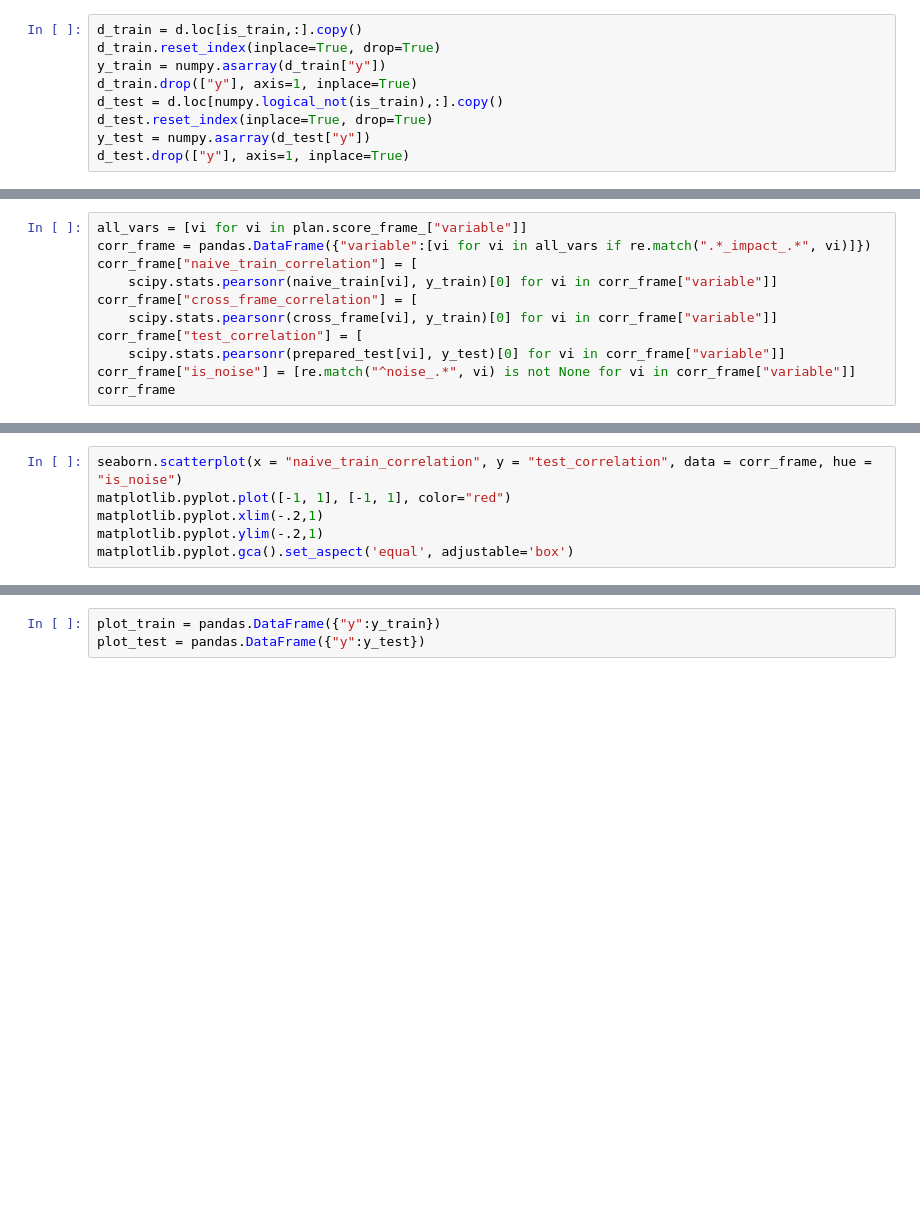
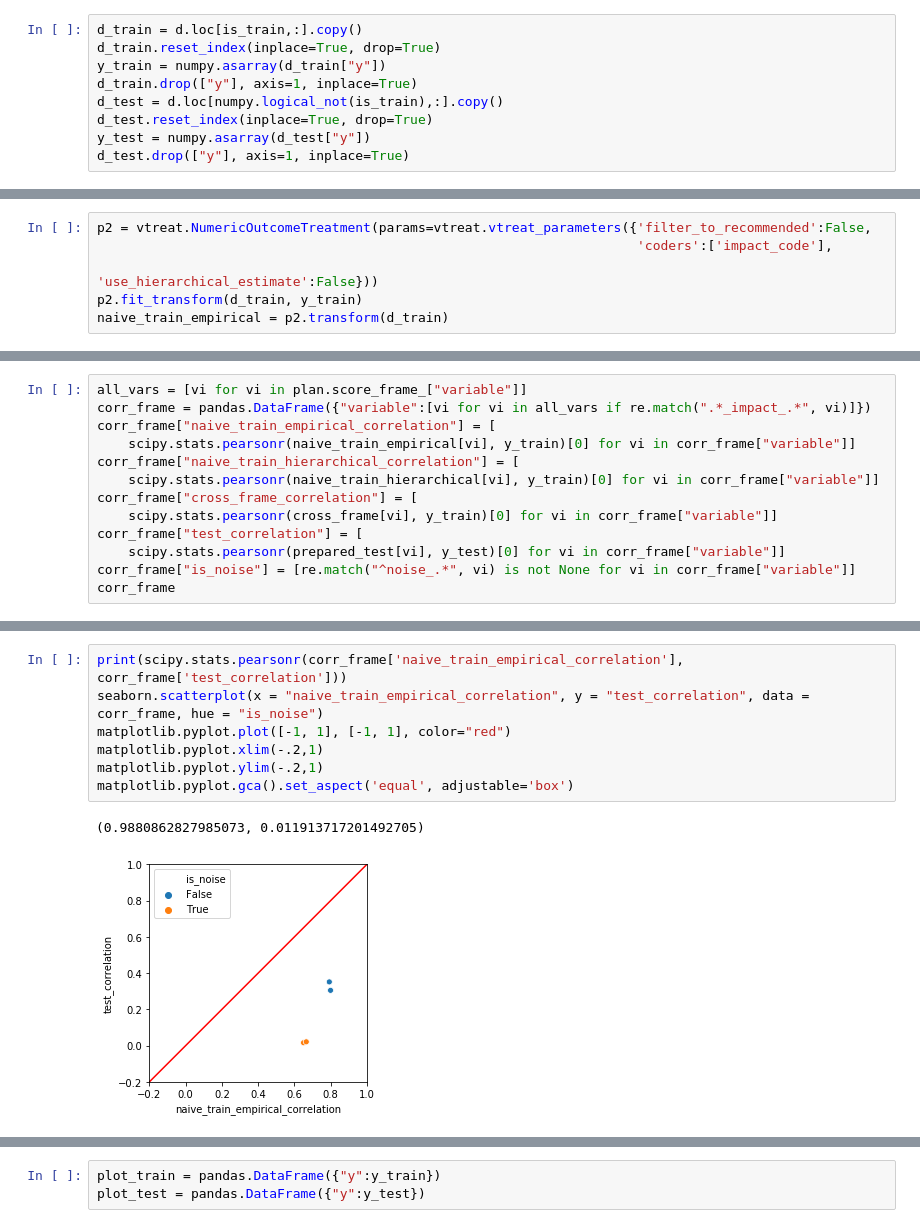
Before and after one commit to WinVector/pyvtreat, a Jupyter notebook: Examples/NoiseColumns/NoiseColumns.ipynb, the cells around one changed output, grey strips where cells are left out. Drawn from its saved outputs; the diff is of its cells as text; blank space fills up the shorter version.

```diff
--- a/Examples/NoiseColumns/NoiseColumns.ipynb
+++ b/Examples/NoiseColumns/NoiseColumns.ipynb
@@ -87,0 +69,6 @@ naive_train = plan.transform(d_train)
+# %%
+p2 = vtreat.NumericOutcomeTreatment(params=vtreat.vtreat_parameters({'filter_to_recommended':False,
+                                                                     'coders':['impact_code'],
+                                                                     'use_hierarchical_estimate':False}))
+p2.fit_transform(d_train, y_train)
+naive_train_empirical = p2.transform(d_train)
@@ -106,8 +102,10 @@ naive_train.head()
 # %%
 all_vars = [vi for vi in plan.score_frame_["variable"]]
 corr_frame = pandas.DataFrame({"variable":[vi for vi in all_vars if re.match(".*_impact_.*", vi)]})
-corr_frame["naive_train_correlation"] = [
-    scipy.stats.pearsonr(naive_train[vi], y_train)[0] for vi in corr_frame["variable"]]
+corr_frame["naive_train_empirical_correlation"] = [
+    scipy.stats.pearsonr(naive_train_empirical[vi], y_train)[0] for vi in corr_frame["variable"]]
+corr_frame["naive_train_hierarchical_correlation"] = [
+    scipy.stats.pearsonr(naive_train_hierarchical[vi], y_train)[0] for vi in corr_frame["variable"]]
 corr_frame["cross_frame_correlation"] = [
     scipy.stats.pearsonr(cross_frame[vi], y_train)[0] for vi in corr_frame["variable"]]
 corr_frame["test_correlation"] = [
@@ -119,6 +121,10 @@ KeyError: 'noise_0_impact_code'
 # %%
-seaborn.scatterplot(x = "naive_train_correlation", y = "test_correlation", data = corr_frame, hue = "is_noise")
+print(scipy.stats.pearsonr(corr_frame['naive_train_empirical_correlation'], corr_frame['test_correlation']))
+seaborn.scatterplot(x = "naive_train_empirical_correlation", y = "test_correlation", data = corr_frame, hue = "is_noise")
 matplotlib.pyplot.plot([-1, 1], [-1, 1], color="red")
 matplotlib.pyplot.xlim(-.2,1)
 matplotlib.pyplot.ylim(-.2,1)
 matplotlib.pyplot.gca().set_aspect('equal', adjustable='box')
+# %% [output]
+(0.9880862827985073, 0.011913717201492705)
+[figure, added]
```
Also changed, not shown: parts of 28 cells of this notebook.
